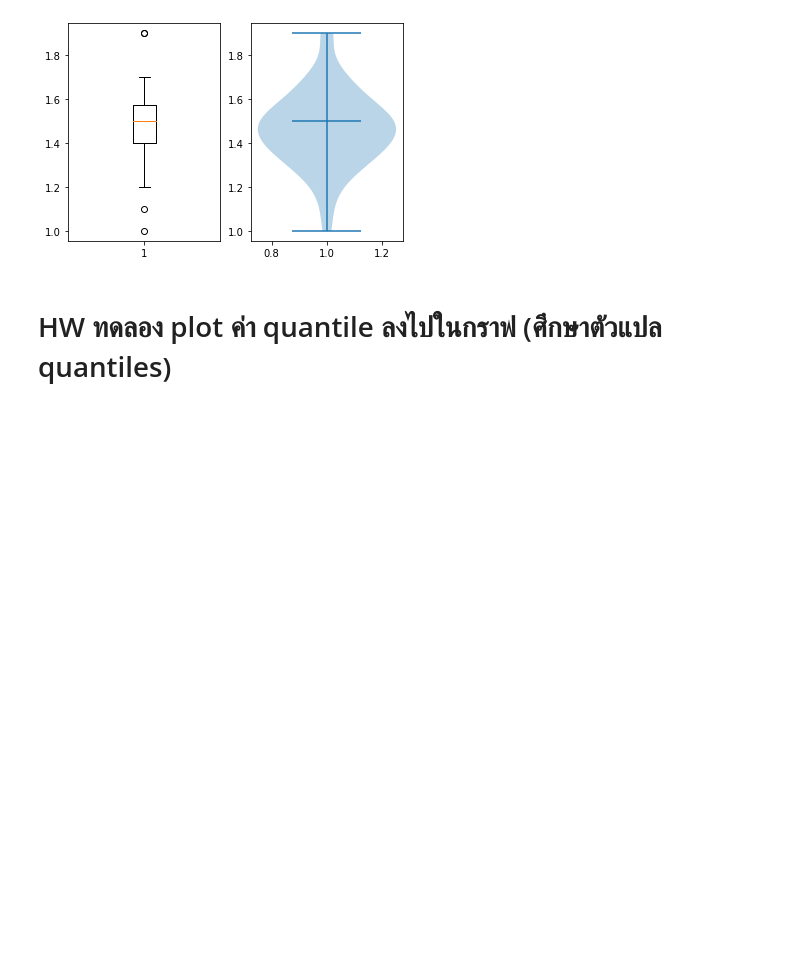
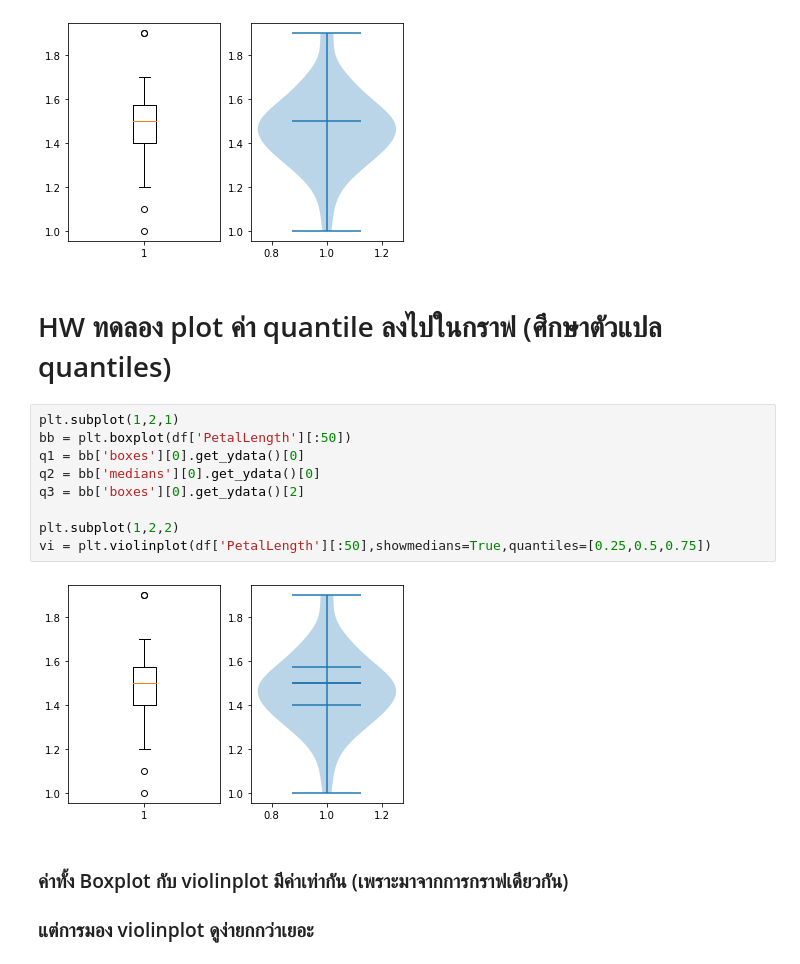
Before and after one commit to siriwat-heart/data_viz_2022, a Jupyter notebook: DataViz02_Data_Distribution.ipynb, the cells around one changed output. Saved outputs shown, nothing was run; the diff lists cells and outputs as text; blank space fills up the shorter version.

```diff
--- a/DataViz02_Data_Distribution.ipynb
+++ b/DataViz02_Data_Distribution.ipynb
@@ -370,3 +370,18 @@ vi = plt.violinplot(df['PetalLength'][:50],showmedians=True)
 [figure]
 # %% [markdown]
 # HW ทดลอง plot ค่า quantile ลงไปในกราฟ (ศึกษาตัวแปล quantiles)
+# %%
+plt.subplot(1,2,1)
+bb = plt.boxplot(df['PetalLength'][:50])
+q1 = bb['boxes'][0].get_ydata()[0]
+q2 = bb['medians'][0].get_ydata()[0]
+q3 = bb['boxes'][0].get_ydata()[2]
+
+plt.subplot(1,2,2)
+vi = plt.violinplot(df['PetalLength'][:50],showmedians=True,quantiles=[0.25,0.5,0.75])
+# %% [output]
+[figure, added]
+# %% [markdown]
+### ค่าทั้ง Boxplot กับ violinplot มีค่าเท่ากัน (เพราะมาจากการกราฟเดียวกัน)
+
+### แต่การมอง violinplot ดูง่ายกกว่าเยอะ
```
